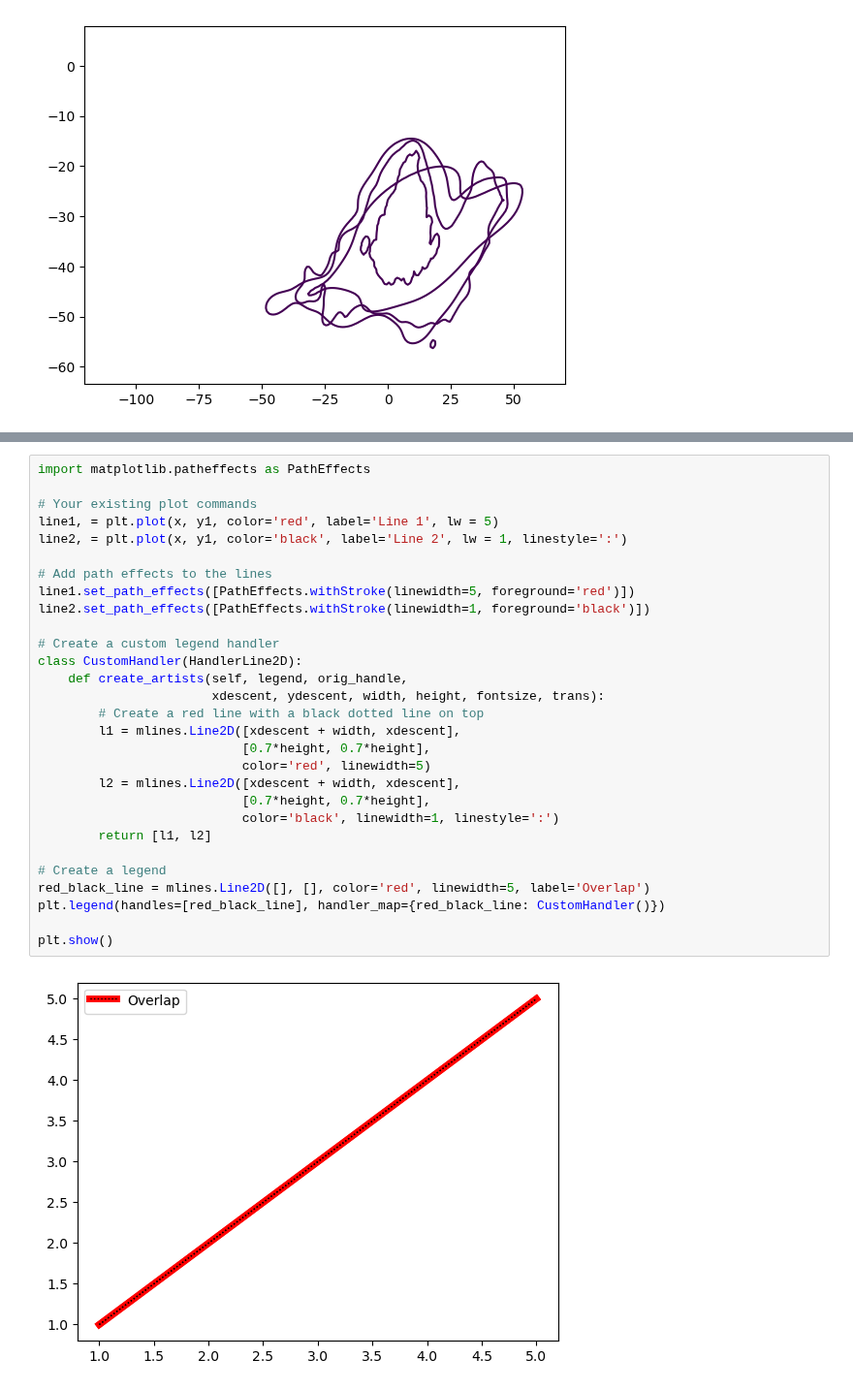
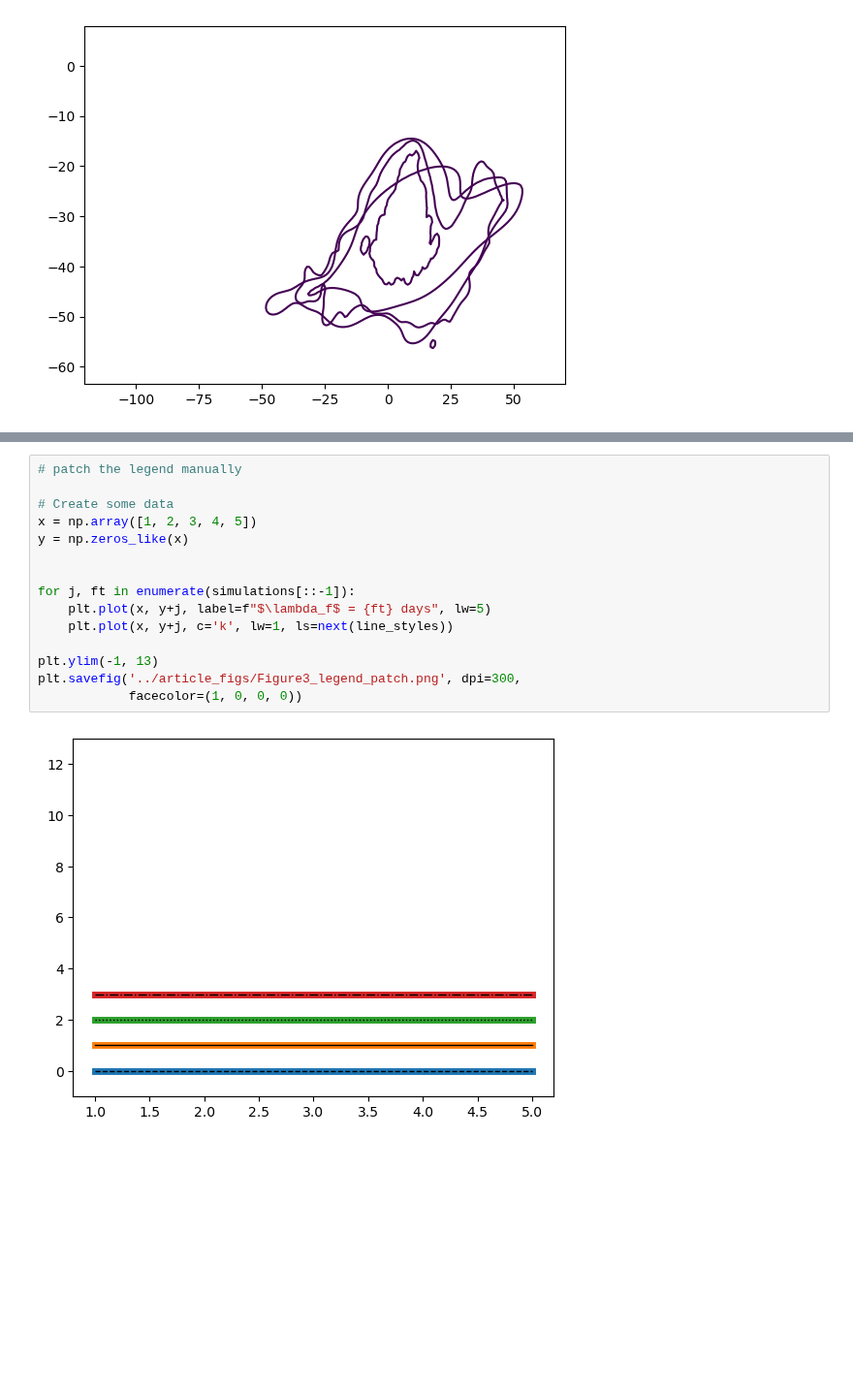
Before and after one commit to OceanParcels/Backtracking_Abyssal_Nanoplastics, a Jupyter notebook: analysis/Map_origin_particles_surface.ipynb, the cells around one changed output, grey strips where cells are left out. Shown at 97% size. Cells and saved outputs as stored; diff of their text form; blank space fills up the shorter version.

```diff
--- a/analysis/Map_origin_particles_surface.ipynb
+++ b/analysis/Map_origin_particles_surface.ipynb
@@ -262,31 +163,17 @@ plt.legend(handles=[red_patch, black_patch, overlap_line])
-# %%
-import matplotlib.patheffects as PathEffects
-
-# Your existing plot commands
-line1, = plt.plot(x, y1, color='red', label='Line 1', lw = 5)
-line2, = plt.plot(x, y1, color='black', label='Line 2', lw = 1, linestyle=':')
-
-# Add path effects to the lines
-line1.set_path_effects([PathEffects.withStroke(linewidth=5, foreground='red')])
-line2.set_path_effects([PathEffects.withStroke(linewidth=1, foreground='black')])
-
-# Create a custom legend handler
-class CustomHandler(HandlerLine2D):
-    def create_artists(self, legend, orig_handle,
-                       xdescent, ydescent, width, height, fontsize, trans):
-        # Create a red line with a black dotted line on top
-        l1 = mlines.Line2D([xdescent + width, xdescent],
-                           [0.7*height, 0.7*height],
-                           color='red', linewidth=5)
-        l2 = mlines.Line2D([xdescent + width, xdescent],
-                           [0.7*height, 0.7*height],
-                           color='black', linewidth=1, linestyle=':')
-        return [l1, l2]
-
-# Create a legend
-red_black_line = mlines.Line2D([], [], color='red', linewidth=5, label='Overlap')
-plt.legend(handles=[red_black_line], handler_map={red_black_line: CustomHandler()})
-
-plt.show()
-# %% [output]
-[figure, removed]
+# %%
+# patch the legend manually
+
+# Create some data
+x = np.array([1, 2, 3, 4, 5])
+y = np.zeros_like(x)
+
+
+for j, ft in enumerate(simulations[::-1]):
+    plt.plot(x, y+j, label=f"$\lambda_f$ = {ft} days", lw=5)
+    plt.plot(x, y+j, c='k', lw=1, ls=next(line_styles))
+
+plt.ylim(-1, 13)
+plt.savefig('../article_figs/Figure3_legend_patch.png', dpi=300,
+            facecolor=(1, 0, 0, 0))
+# %% [output]
+[figure, added]
```
Also changed, not shown: parts of 11 cells of this notebook, 7 other files.
